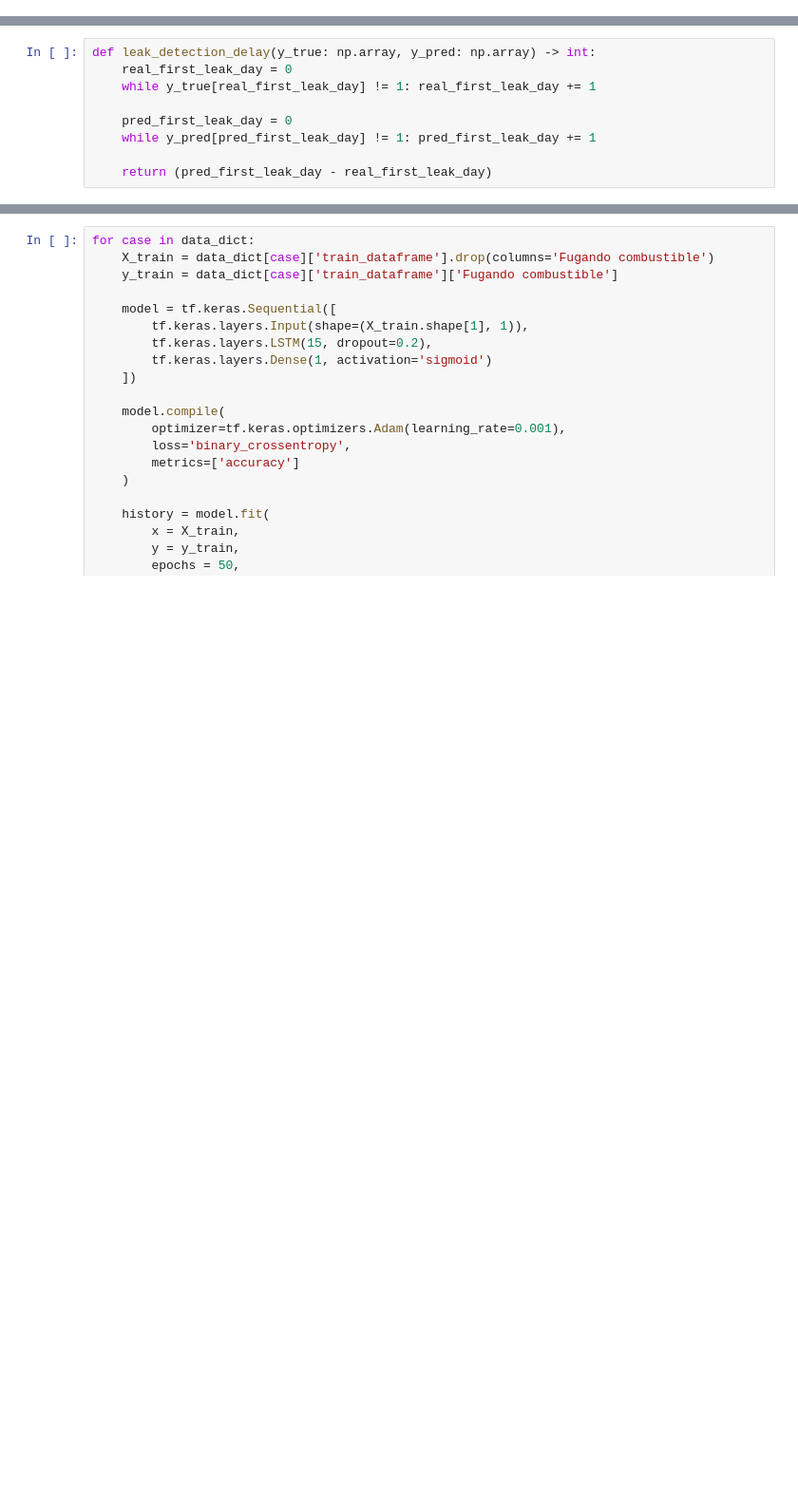
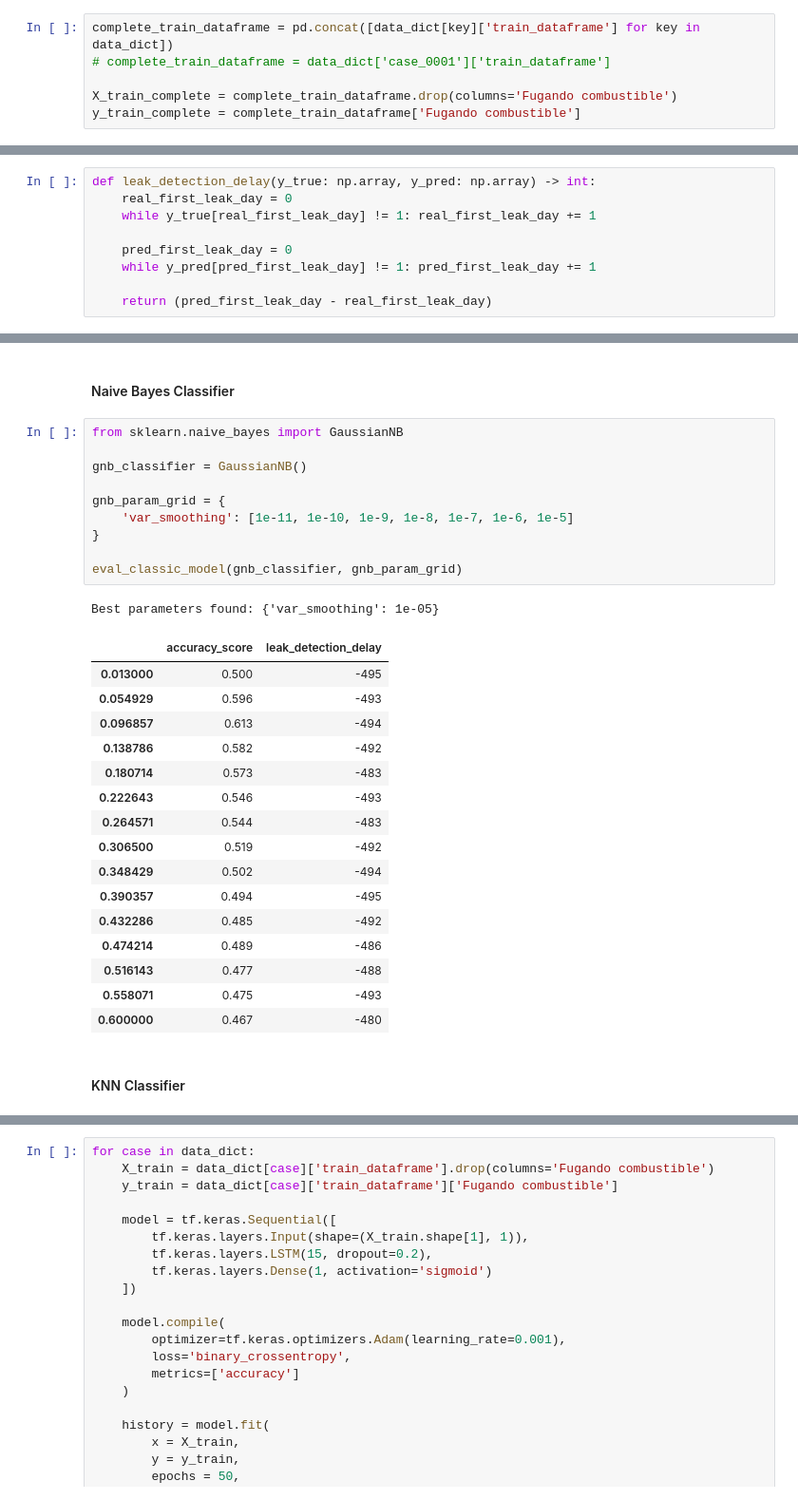
Before and after one commit to alu0101351773/TFM, a Jupyter notebook: src/project/main.ipynb, the cells around one changed output, grey strips where cells are left out. Shown: that part at 95% size. Cells and saved outputs as stored; diff of their text form; blank space fills up the shorter version.

```diff
--- a/src/project/main.ipynb
+++ b/src/project/main.ipynb
@@ -570,3 +572,9 @@ for case in data_dict:
+# %%
+complete_train_dataframe = pd.concat([data_dict[key]['train_dataframe'] for key in data_dict])
+# complete_train_dataframe = data_dict['case_0001']['train_dataframe']
+
+X_train_complete = complete_train_dataframe.drop(columns='Fugando combustible')
+y_train_complete = complete_train_dataframe['Fugando combustible']
 # %% [markdown]
 ## Implementación de modelos
 # %% [markdown]
@@ -582,0 +648,32 @@ def leak_detection_delay(y_true: np.array, y_pred: np.array) -> int:
+# %% [markdown]
+#### Naive Bayes Classifier
+# %%
+from sklearn.naive_bayes import GaussianNB
+
+gnb_classifier = GaussianNB()
+
+gnb_param_grid = {
+    'var_smoothing': [1e-11, 1e-10, 1e-9, 1e-8, 1e-7, 1e-6, 1e-5]
+}
+
+eval_classic_model(gnb_classifier, gnb_param_grid)
+# %% [output]
+Best parameters found: {'var_smoothing': 1e-05}
+|  | accuracy_score | leak_detection_delay |
+| 0.013000 | 0.500 | -495 |
+| 0.054929 | 0.596 | -493 |
+| 0.096857 | 0.613 | -494 |
+| 0.138786 | 0.582 | -492 |
+| 0.180714 | 0.573 | -483 |
+| 0.222643 | 0.546 | -493 |
+| 0.264571 | 0.544 | -483 |
+| 0.306500 | 0.519 | -492 |
+| 0.348429 | 0.502 | -494 |
+| 0.390357 | 0.494 | -495 |
+| 0.432286 | 0.485 | -492 |
+| 0.474214 | 0.489 | -486 |
+| 0.516143 | 0.477 | -488 |
+| 0.558071 | 0.475 | -493 |
+| 0.600000 | 0.467 | -480 |
+# %% [markdown]
+#### KNN Classifier
```
Also changed, not shown: parts of 21 cells of this notebook.
